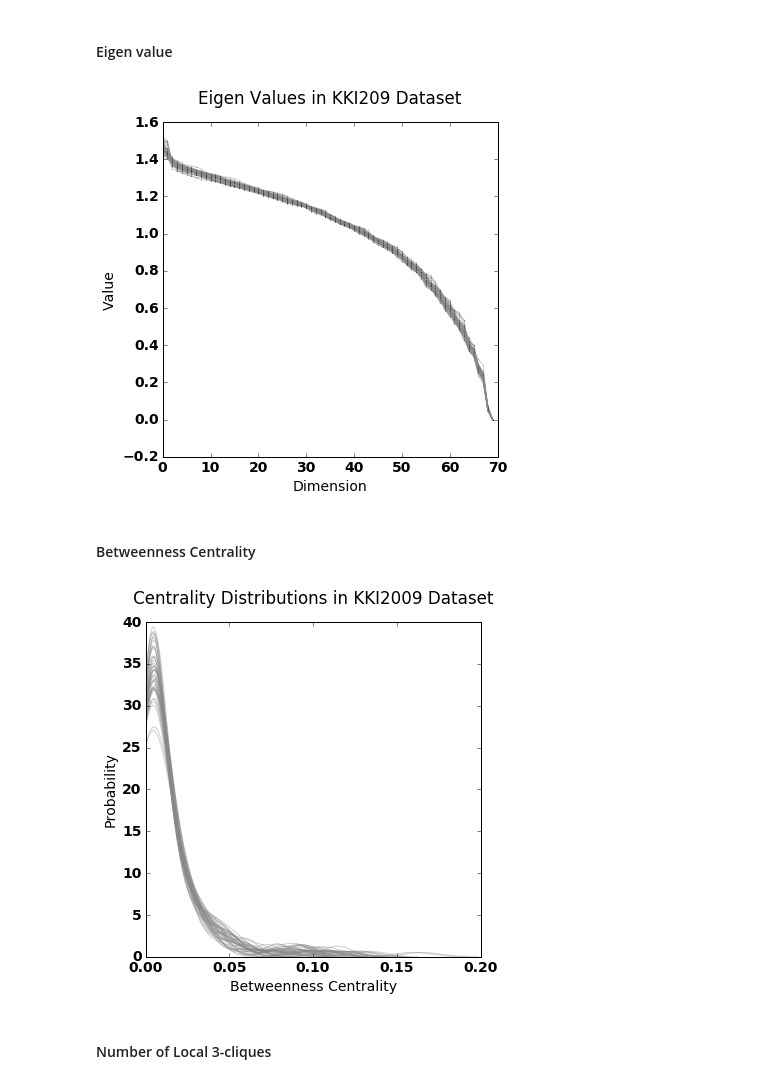
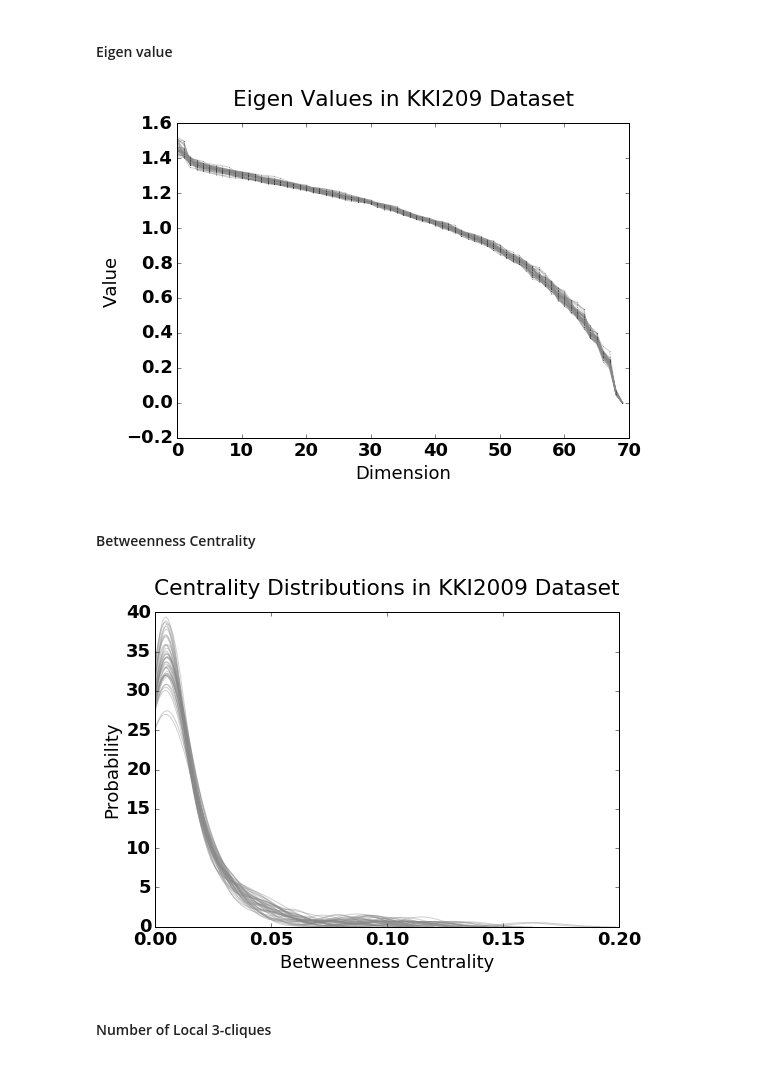
Before and after one commit to Upward-Spiral-Science/TA, a Jupyter notebook: code/extended_exploratory.ipynb, the cells around one changed output. Cells and saved outputs as stored; diff of their text form; code cells hidden in the pictures.

```diff
--- a/code/extended_exploratory.ipynb
+++ b/code/extended_exploratory.ipynb
@@ -191,26 +193,27 @@ plt.show()
 laplacian = collections.OrderedDict((key, nx.normalized_laplacian_matrix(mygs[key])) for key in mygs)
 eigs = collections.OrderedDict((key, np.sort(np.linalg.eigvals(laplacian[key].A))[::-1]) for key in laplacian)
 # %%
-fig = plt.figure(figsize=(6,6))
+fig = plt.figure(figsize=(8,6))
 plt.hold(True)
 for key in eigs.keys():
 #     dens = gaussian_kde(eigs[key])
 #     x = np.linspace(0, 1.2*np.max(eigs[key]), 1000)
     plt.plot(eigs[key], 'ro-', markersize=0.4, color='#888888', alpha=0.4)
 plt.title('Eigen Values in KKI209 Dataset', y = 1.04)
 plt.ylabel('Value')
 plt.xlabel('Dimension')
+plt.tight_layout()
 plt.savefig('../figs/distribs/KKI2009-eigen.png')
 plt.show()
 # %% [output]
-[figure, old version]
+[figure, new version]
 # %% [markdown]
 #### Betweenness Centrality
 # %%
 centrality = collections.OrderedDict((key, nx.algorithms.betweenness_centrality(mygs[key]).values())
                                      for key in mygs.keys())
 # %%
-fig = plt.figure(figsize=(6,6))
+fig = plt.figure(figsize=(8,6))
 plt.hold(True)
 for key in centrality.keys():
     dens = gaussian_kde(centrality[key])
@@ -219,10 +222,11 @@ for key in centrality.keys():
 plt.title('Centrality Distributions in KKI2009 Dataset', y = 1.04)
 plt.ylabel('Probability')
 plt.xlabel('Betweenness Centrality')
+plt.tight_layout()
 plt.savefig('../figs/distribs/KKI2009-centrality.png')
 plt.show()
 # %% [output]
-[figure, old version]
+[figure, new version]
 # %% [markdown]
 #### Number of Local 3-cliques
 # %%
```
Also changed, not shown: parts of 2 cells of this notebook, 5 other files.
